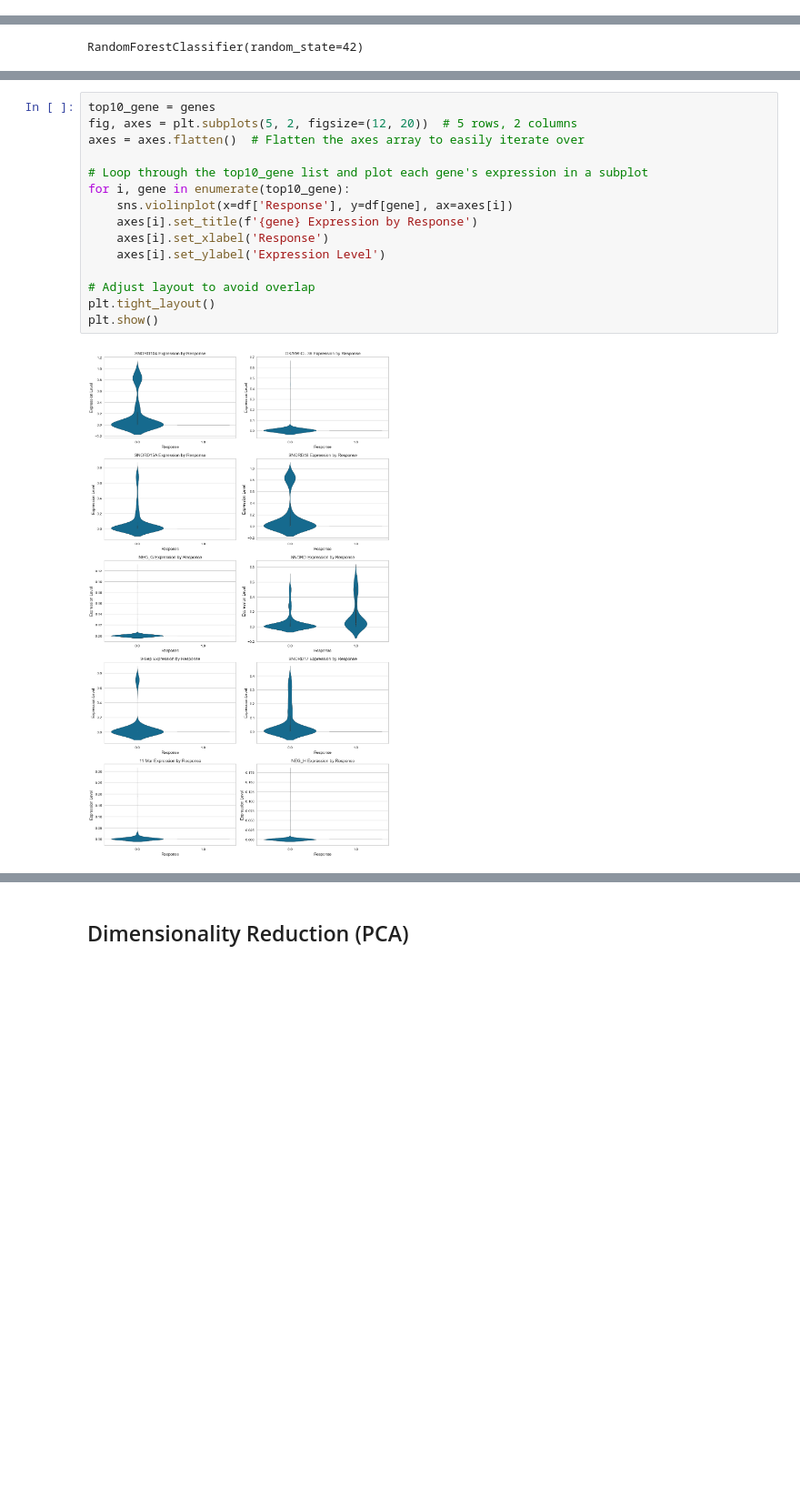
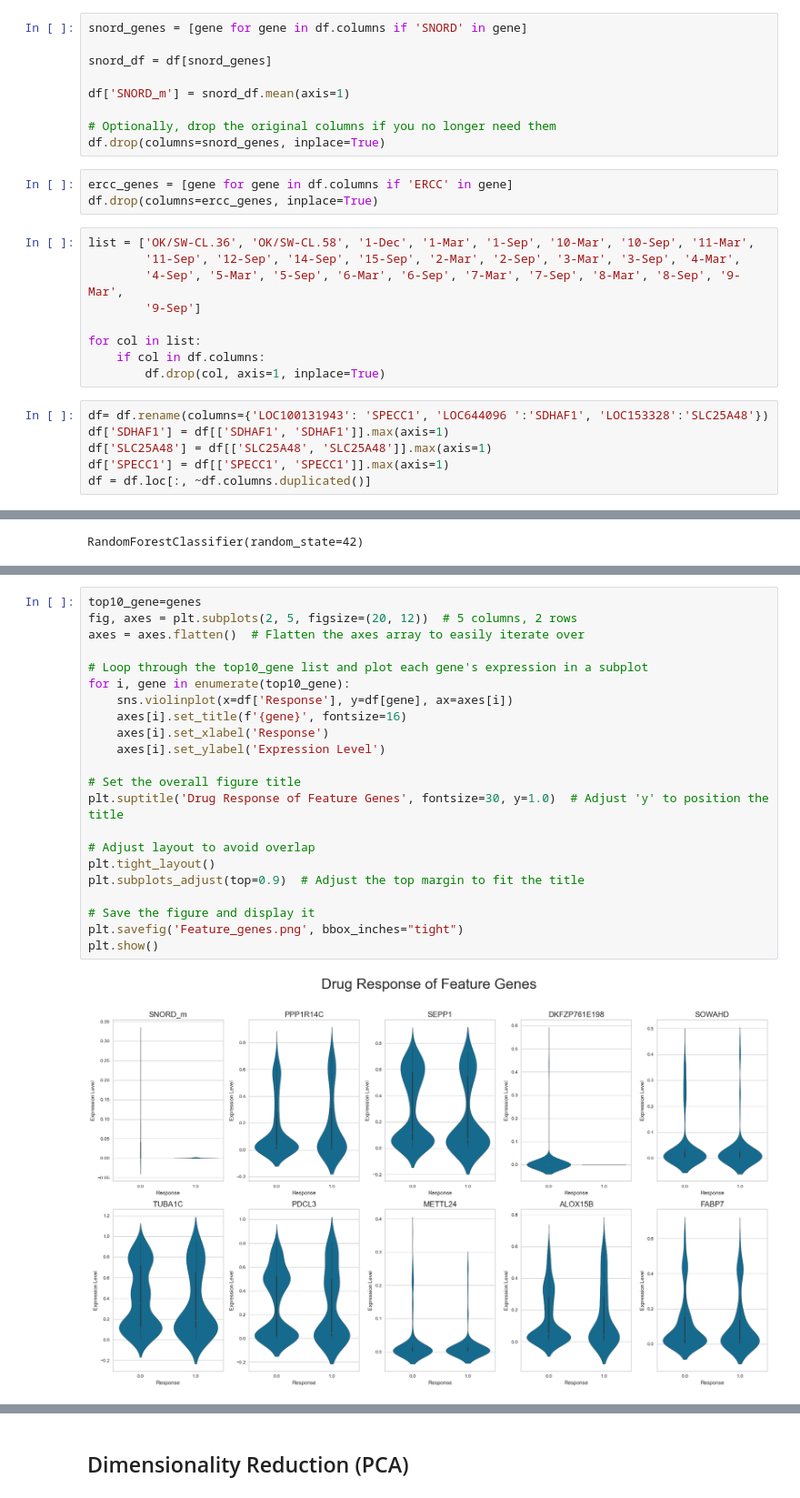
Before and after one commit to hozhao87/Cancer_Drug_Prediction_with_Machine_Learning_Model, a Jupyter notebook: drug_response_prediction_breast_cancer_sum_2.ipynb, the cells around one changed output, grey strips where cells are left out. Shown at 91% size. Saved outputs shown, nothing was run; the diff lists cells and outputs as text; blank space fills up the shorter version.

```diff
--- a/drug_response_prediction_breast_cancer_sum_2.ipynb
+++ b/drug_response_prediction_breast_cancer_sum_2.ipynb
@@ -321,0 +367,27 @@ df.to_csv('breast_cancer_mRNA_data_sum.csv', index=False)
+# %%
+snord_genes = [gene for gene in df.columns if 'SNORD' in gene]
+
+snord_df = df[snord_genes]
+
+df['SNORD_m'] = snord_df.mean(axis=1)
+
+# Optionally, drop the original columns if you no longer need them
+df.drop(columns=snord_genes, inplace=True)
+# %%
+ercc_genes = [gene for gene in df.columns if 'ERCC' in gene]
+df.drop(columns=ercc_genes, inplace=True)
+# %%
+list = ['OK/SW-CL.36', 'OK/SW-CL.58', '1-Dec', '1-Mar', '1-Sep', '10-Mar', '10-Sep', '11-Mar',
+        '11-Sep', '12-Sep', '14-Sep', '15-Sep', '2-Mar', '2-Sep', '3-Mar', '3-Sep', '4-Mar',
+        '4-Sep', '5-Mar', '5-Sep', '6-Mar', '6-Sep', '7-Mar', '7-Sep', '8-Mar', '8-Sep', '9-Mar',
+        '9-Sep']
+
+for col in list:
+    if col in df.columns:
+        df.drop(col, axis=1, inplace=True)
+# %%
+df= df.rename(columns={'LOC100131943': 'SPECC1', 'LOC644096 ':'SDHAF1', 'LOC153328':'SLC25A48'})
+df['SDHAF1'] = df[['SDHAF1', 'SDHAF1']].max(axis=1)
+df['SLC25A48'] = df[['SLC25A48', 'SLC25A48']].max(axis=1)
+df['SPECC1'] = df[['SPECC1', 'SPECC1']].max(axis=1)
+df = df.loc[:, ~df.columns.duplicated()]
@@ -401,17 +478,24 @@ print(genes)
 # %%
-top10_gene = genes
-fig, axes = plt.subplots(5, 2, figsize=(12, 20))  # 5 rows, 2 columns
+top10_gene=genes
+fig, axes = plt.subplots(2, 5, figsize=(20, 12))  # 5 columns, 2 rows
 axes = axes.flatten()  # Flatten the axes array to easily iterate over
 
 # Loop through the top10_gene list and plot each gene's expression in a subplot
 for i, gene in enumerate(top10_gene):
     sns.violinplot(x=df['Response'], y=df[gene], ax=axes[i])
-    axes[i].set_title(f'{gene} Expression by Response')
+    axes[i].set_title(f'{gene}', fontsize=16)
     axes[i].set_xlabel('Response')
     axes[i].set_ylabel('Expression Level')
 
+# Set the overall figure title
+plt.suptitle('Drug Response of Feature Genes', fontsize=30, y=1.0)  # Adjust 'y' to position the title
+
 # Adjust layout to avoid overlap
 plt.tight_layout()
+plt.subplots_adjust(top=0.9)  # Adjust the top margin to fit the title
+
+# Save the figure and display it
+plt.savefig('Feature_genes.png', bbox_inches="tight")
 plt.show()
 # %% [output]
-[figure, old version]
+[figure, new version]
```
Also changed, not shown: parts of 36 cells of this notebook, 7 other files.
